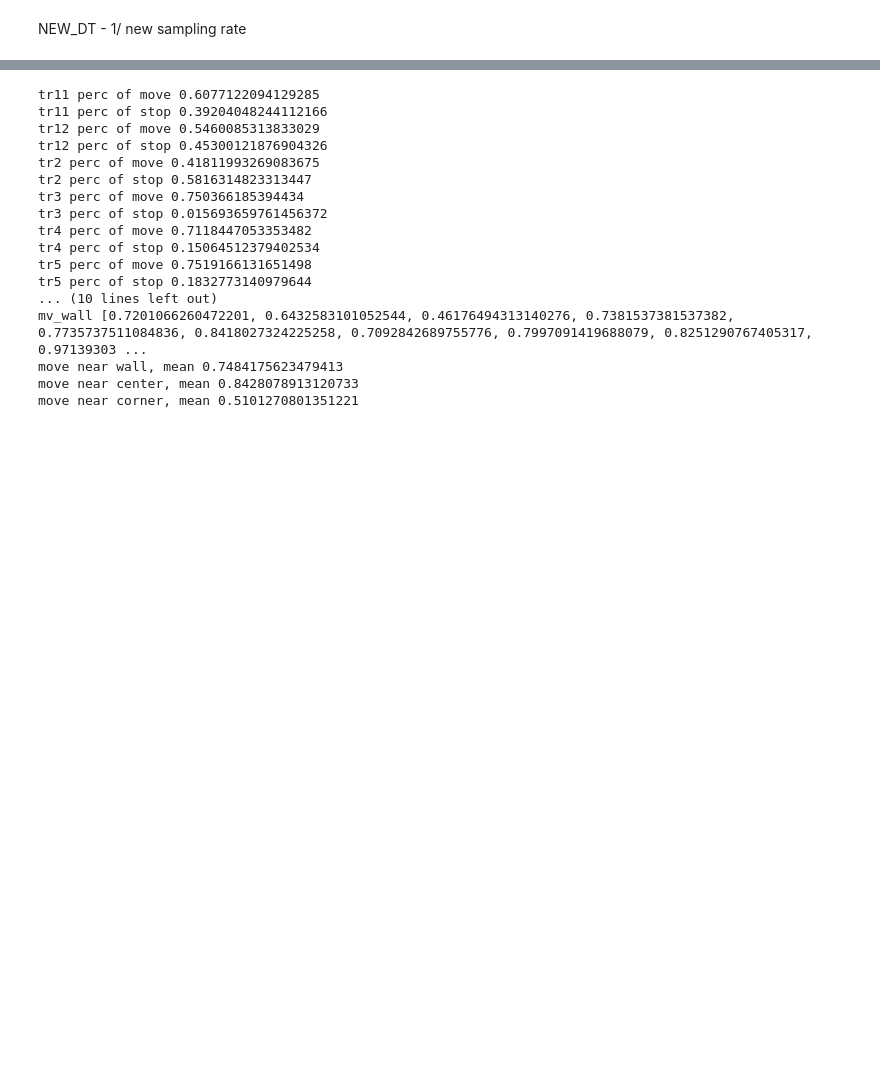
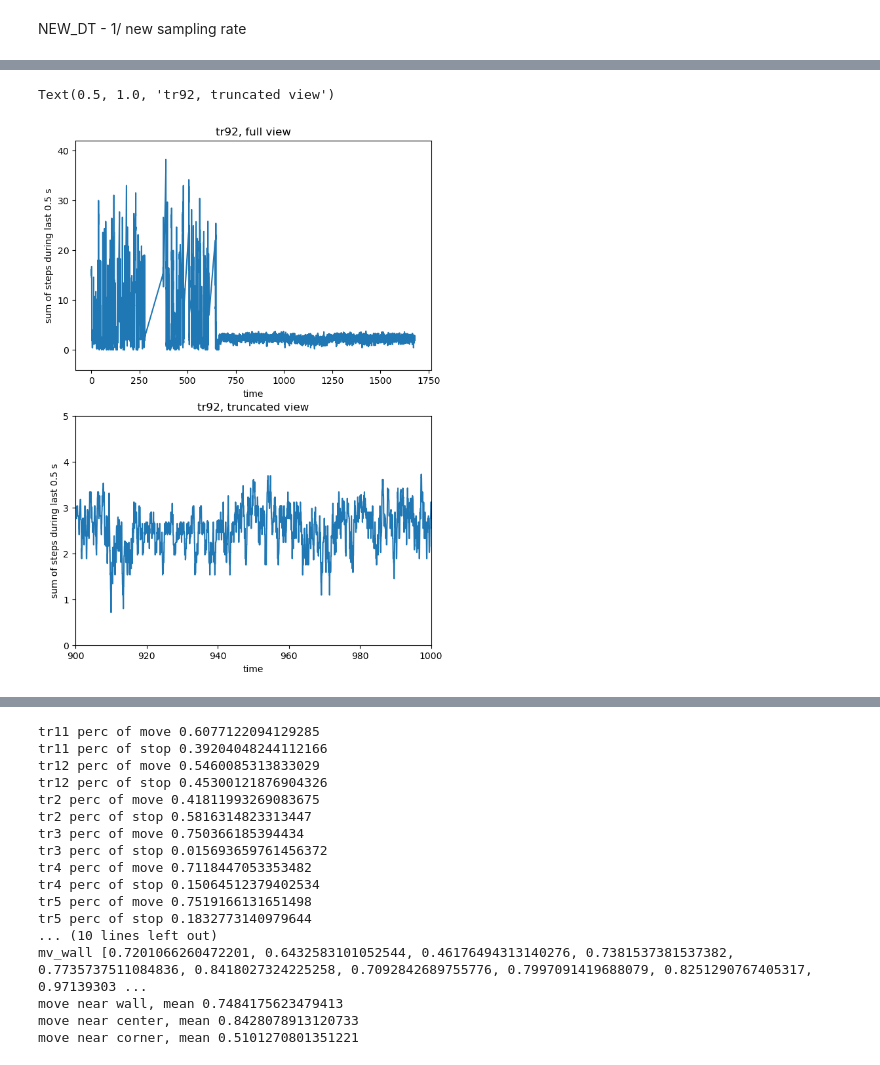
Before and after one commit to Barbara1576/navigation, a Jupyter notebook: data_preprocessing_for_marks.ipynb, the cells around one changed output, grey strips where cells are left out. Cells and saved outputs as stored; diff of their text form; code cells hidden in the pictures; blank space fills up the shorter version.

```diff
--- a/data_preprocessing_for_marks.ipynb
+++ b/data_preprocessing_for_marks.ipynb
@@ -324,0 +301,28 @@ with open('preprocessed_dfs_subtraj_for_marks.pkl', 'wb') as fp:
+# %%
+# 7.5 differentiate movements and stops, check percent of movement
+
+#add sum of steps for the last 0.5 seconds to each row (if applicable)
+
+dfs_step_sum = {}
+
+window_size = round(0.5/0.034)
+
+for k, df in dfs_with_walls.items():
+    sub_list = []
+    for ldf in df:
+        ldf = ldf.iloc[1:]
+        #first row of ldf does not have step length
+        if len(ldf) >= window_size:
+            ldf['step_sum_0.5'] = ldf['step_length'].rolling(window_size).sum()
+            ldf['step_sum_0.5']=ldf['step_sum_0.5'].fillna(-100)
+            sub_list.append(ldf)
+        dfs_step_sum[k] = sub_list
+
+#merge dfs in dictionary
+
+merg_resampled_dfs_dict = {}
+
+for k, df in dfs_step_sum.items():
+    df = [df0.iloc[1:].reset_index() for df0 in df]
+    merg_resampled_dfs_dict[k] = pd.concat(df)
+    merg_resampled_dfs_dict[k] = merg_resampled_dfs_dict[k].reset_index(drop=True)
@@ -324,0 +399,16 @@ with open('preprocessed_dfs_subtraj_for_marks.pkl', 'wb') as fp:
+# %%
+fig, axes = plt.subplots(2, 1,figsize=(7, 10))
+df92 = merg_resampled_dfs_dict['tr92'].loc[merg_resampled_dfs_dict['tr92']['step_sum_0.5']>-1]
+axes[0].plot(df92['time'], df92['step_sum_0.5'])
+axes[0].set(xlabel='time', ylabel='sum of steps during last 0.5 s')
+axes[0].set_ylim([-4, 42])
+axes[0].set_title('tr92, full view')
+axes[1].plot(df92['time'], df92['step_sum_0.5'])
+axes[1].set(xlabel='time', ylabel='sum of steps during last 0.5 s')
+axes[1].set_xlim([900, 1000])
+axes[1].set_ylim([0, 5])
+axes[1].set_title('tr92, truncated view')
+#, fontsize=10
+# %% [output]
+Text(0.5, 1.0, 'tr92, truncated view')
+[figure, added]
```
Also changed, not shown: parts of 15 cells of this notebook.
